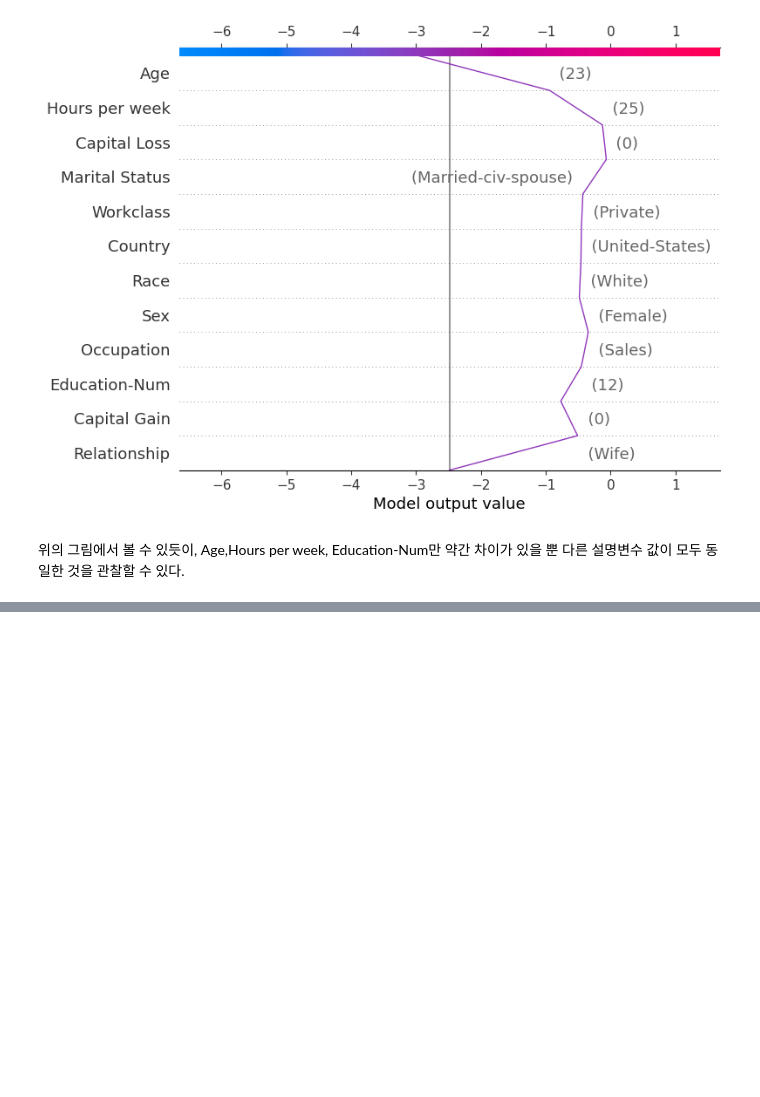
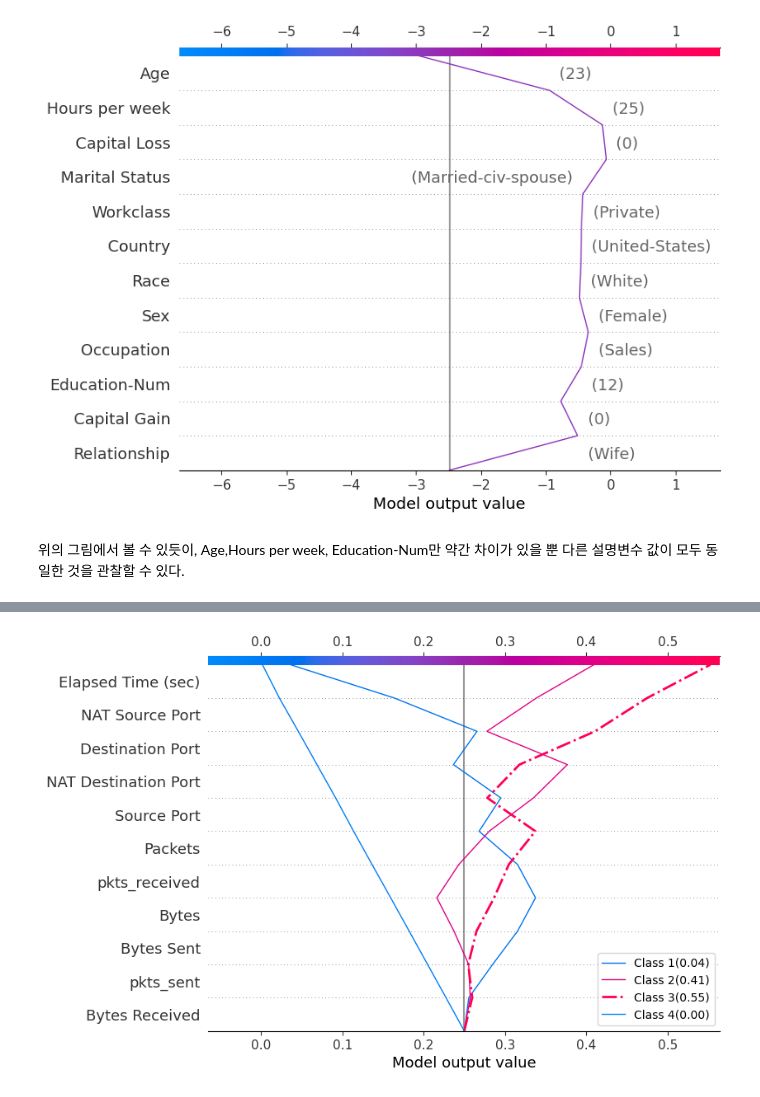
Before and after one commit to csw0625/Explainable_AI, a Jupyter notebook: Ch11.Decision_plot.ipynb, the cells around one changed output, grey strips where cells are left out. Cells and saved outputs as stored; diff of their text form; code cells hidden in the pictures; blank space fills up the shorter version.

```diff
--- a/Ch11.Decision_plot.ipynb
+++ b/Ch11.Decision_plot.ipynb
@@ -178,0 +382,10 @@ for i in idx:
+# %%
+row_index = 3
+shap.multioutput_decision_plot(log_expected,log_shap_values,
+                               row_index=row_index,
+                               feature_names=log_feature_names,
+                               highlight=[np.argmax(log_predictions[row_index])],
+                               legend_labels=class_labels(row_index),
+                               legend_location='lower right')
+# %% [output]
+[figure, added]
```
Also changed, not shown: parts of 26 cells of this notebook, 1 other file.
